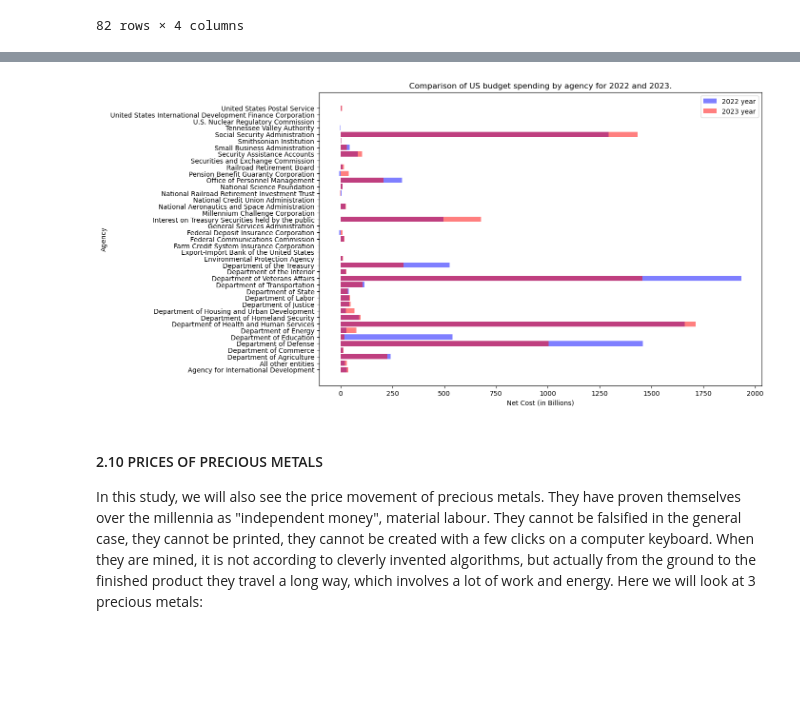
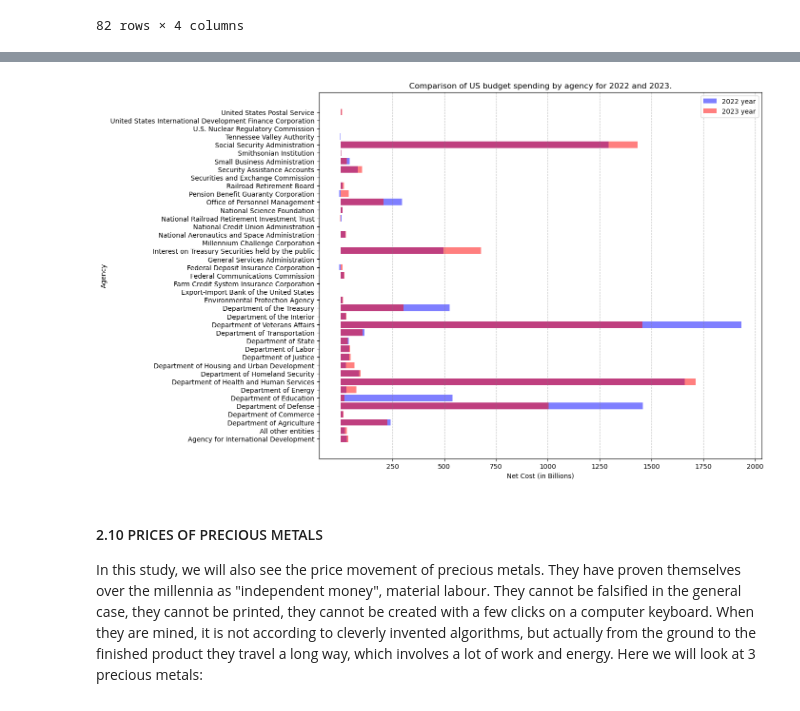
Before and after one commit to Engineer194/Macroeconomic-Analysis-of-the-US-Economy---Part-1, a Jupyter notebook: DATA_Project_v.1.ipynb, the cells around one changed output, grey strips where cells are left out. Saved outputs shown, nothing was run; the diff lists cells and outputs as text; code cells hidden in the pictures; blank space fills up the shorter version.

```diff
--- a/DATA_Project_v.1.ipynb
+++ b/DATA_Project_v.1.ipynb
@@ -585,22 +585,26 @@ desc_stats_top_5
 # %%
 # Filter data for 2022 and calculate sum net_cost for each agency.
 sum_net_cost_2022 = budget_filtered[budget_filtered['date'] == 2022].groupby('agency')['net_cost'].sum()
 
 # Filter data for 2023 and calculate sum net_cost for each agency.
 sum_net_cost_2023 = budget_filtered[budget_filtered['date'] == 2023].groupby('agency')['net_cost'].sum()
 
 # Create a horizontal bar plot.
-plt.figure(figsize=(12, 8))
+plt.figure(figsize=(12, 10))
 plt.barh(sum_net_cost_2022.index, sum_net_cost_2022.values / 1_000_000_000, color='b', alpha=0.5, label='2022 year')
 plt.barh(sum_net_cost_2023.index, sum_net_cost_2023.values / 1_000_000_000, color='r', alpha=0.5, label='2023 year')
 
 plt.xlabel('Net Cost (in Billions)')
 plt.ylabel('Agency')
 plt.title('Comparison of US budget spending by agency for 2022 and 2023.')
+
+plt.xticks([250, 500, 750, 1000, 1250, 1500, 1750, 2000])  # Задаване на показанията по остта X
+plt.grid(axis='x', alpha=0.5, color='gray', linestyle='--')  # Добавяне на вертикалните сиви линии
+
 plt.legend()
 plt.show()
 # %% [output]
-[figure, old version]
+[figure, new version]
 # %% [markdown]
 #### 2.10 PRICES OF PRECIOUS METALS
 
```
